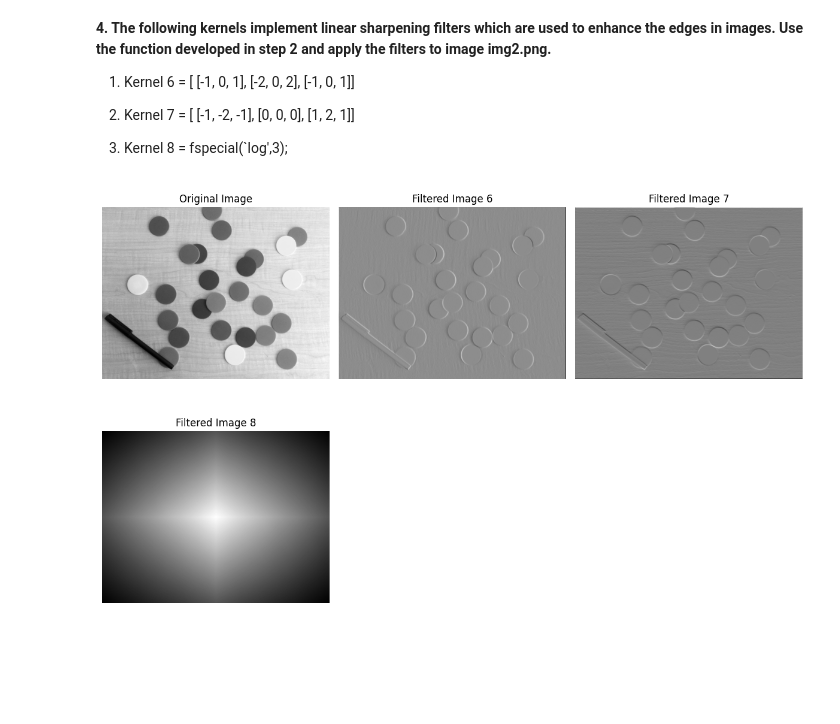
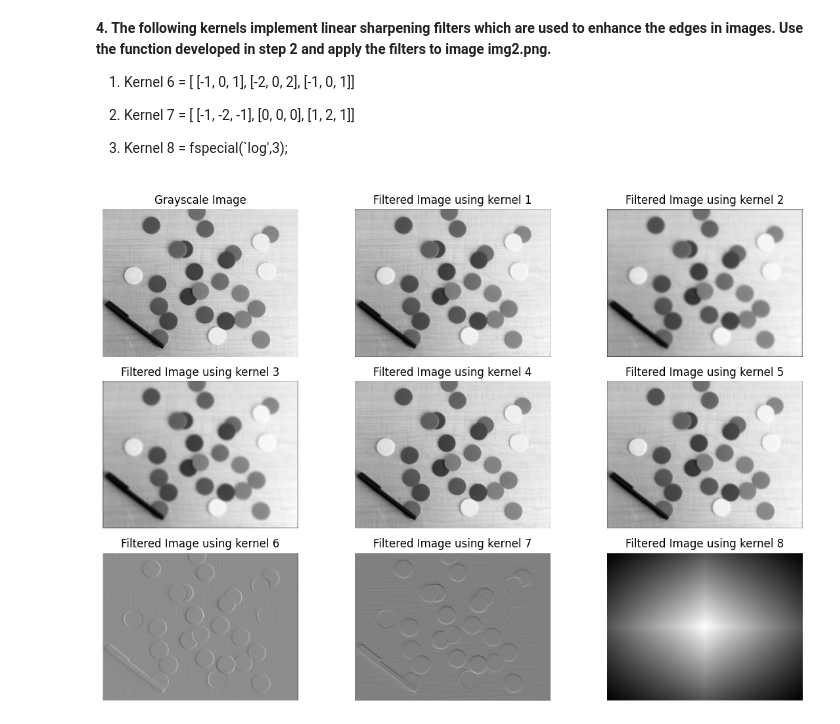
Before and after one commit to aayushrijal2017/Visionlab02, a Jupyter notebook: Spatial_Filtering.ipynb, the cells around one changed output. Drawn from its saved outputs; the diff is of its cells as text; code cells hidden in the pictures; blank space fills up the shorter version.

```diff
--- a/Spatial_Filtering.ipynb
+++ b/Spatial_Filtering.ipynb
@@ -8,16 +8,4 @@
 3.   Kernel 3 = fspecial(`average',[7,7])
 4.   Kernel 4 = fspecial(`gaussian',[3,3],0.5)
 5.   Kernel 5 = fspecial(`gaussian',[7,7],1.2)
-# %%
-import cv2
-import numpy as np
-import matplotlib.pyplot as plt
-from scipy.ndimage import median_filter
-
-
-# Read the image
-image = cv2.imread('img1.png')
-
-# Convert the image to grayscale
-gray_image = cv2.cvtColor(image, cv2.COLOR_BGR2GRAY)
 # %%
@@ -170,41 +164,71 @@ image = cv2.imread('img2.png')
 
 # Convert the image to grayscale
 grayscale_image = convert_to_grayscale(image)
 
 # Define the kernels
 kernel6 = np.array([[-1, 0, 1], [-2, 0, 2], [-1, 0, 1]])
 kernel7 = np.array([[-1, -2, -1], [0, 0, 0], [1, 2, 1]])
 kernel8 = cv2.filter2D(grayscale_image, -1, cv2.getGaussianKernel(3, 1))
 
 # Apply the filters
+filtered_image1 = apply_filter(grayscale_image, kernel1)
+filtered_image2 = apply_filter(grayscale_image, kernel2)
+filtered_image3 = apply_filter(grayscale_image, kernel3)
+filtered_image4 = apply_filter(grayscale_image, kernel4)
+filtered_image5 = apply_filter(grayscale_image, kernel5)
 filtered_image6 = apply_filter(grayscale_image, kernel6)
 filtered_image7 = apply_filter(grayscale_image, kernel7)
 filtered_image8 = apply_filter(grayscale_image, kernel8)
 
 # Display the original and filtered images using Matplotlib
 plt.figure(figsize=(12, 8))
 
-plt.subplot(231)
+plt.subplot(331)
 plt.imshow(grayscale_image, cmap='gray')
-plt.title('Original Image')
+plt.title('Grayscale Image')
 plt.axis('off')
 
-plt.subplot(232)
-plt.imshow(filtered_image6, cmap='gray')
-plt.title('Filtered Image 6')
+plt.subplot(332)
+plt.imshow(filtered_image1, cmap='gray')
+plt.title('Filtered Image using kernel 1')
 plt.axis('off')
 
-plt.subplot(233)
-plt.imshow(filtered_image7, cmap='gray')
-plt.title('Filtered Image 7')
+plt.subplot(333)
+plt.imshow(filtered_image2, cmap='gray')
+plt.title('Filtered Image using kernel 2')
 plt.axis('off')
 
-plt.subplot(234)
+plt.subplot(334)
+plt.imshow(filtered_image3, cmap='gray')
+plt.title('Filtered Image using kernel 3')
+plt.axis('off')
+
+plt.subplot(335)
+plt.imshow(filtered_image4, cmap='gray')
+plt.title('Filtered Image using kernel 4')
+plt.axis('off')
+
+plt.subplot(336)
+plt.imshow(filtered_image5, cmap='gray')
+plt.title('Filtered Image using kernel 5')
+plt.axis('off')
+
+plt.subplot(337)
+plt.imshow(filtered_image6, cmap='gray')
+plt.title('Filtered Image using kernel 6')
+plt.axis('off')
+
+plt.subplot(338)
+plt.imshow(filtered_image7, cmap='gray')
+plt.title('Filtered Image using kernel 7')
+plt.axis('off')
+
+plt.subplot(339)
 plt.imshow(filtered_image8, cmap='gray')
-plt.title('Filtered Image 8')
+plt.title('Filtered Image using kernel 8')
 plt.axis('off')
 
 plt.tight_layout()
 plt.show()
 # %% [output]
-[figure, old version]
+[figure, new version]
```
Also changed, not shown: parts of 1 cell of this notebook.
